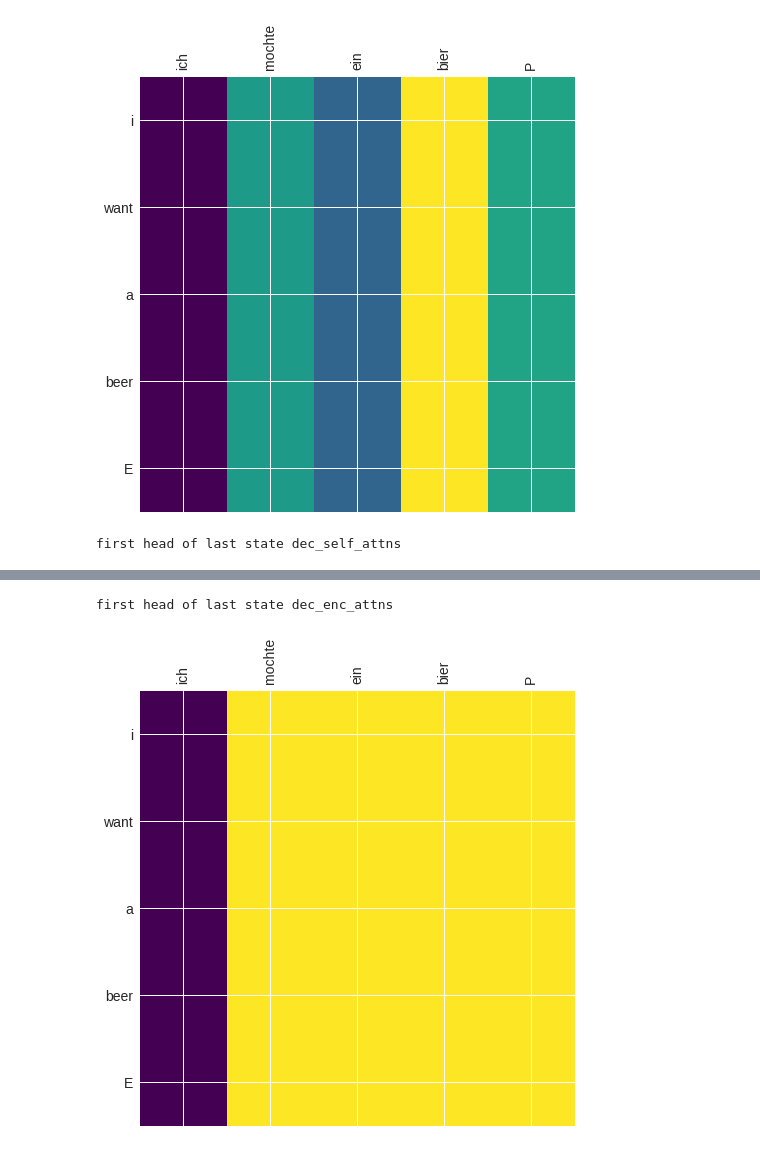
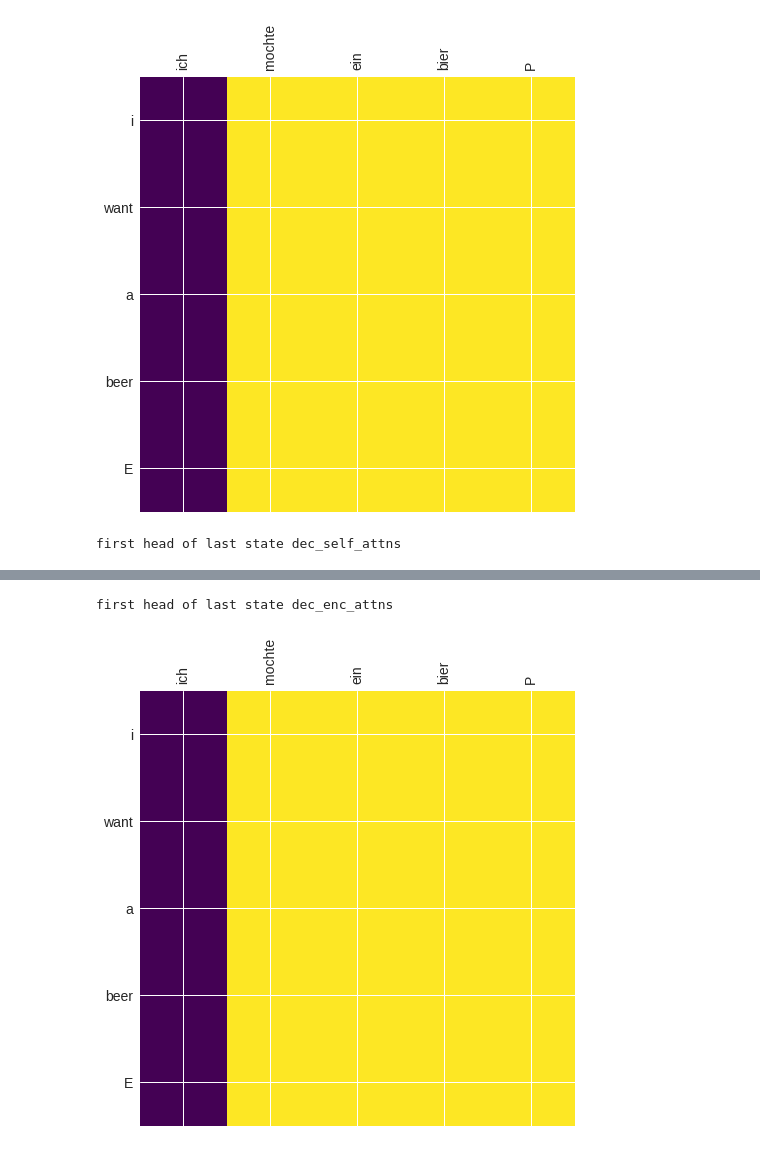
Before and after one commit to graykode/nlp-tutorial, a Jupyter notebook: 5-1.Transformer/Transformer(Greedy_decoder)_Torch.ipynb, the cells around one changed output, grey strips where cells are left out. Saved outputs shown, nothing was run; the diff lists cells and outputs as text; code cells hidden in the pictures.

```diff
--- a/5-1.Transformer/Transformer(Greedy_decoder)_Torch.ipynb
+++ b/5-1.Transformer/Transformer(Greedy_decoder)_Torch.ipynb
@@ -53,31 +53,34 @@ def get_sinusoid_encoding_table(n_position, d_model):
 def get_attn_pad_mask(seq_q, seq_k):
     batch_size, len_q = seq_q.size()
     batch_size, len_k = seq_k.size()
-    pad_attn_mask = seq_k.data.eq(0).unsqueeze(1)  # batch_size x 1 x len_k(=len_q)
+    # eq(zero) is PAD token
+    pad_attn_mask = seq_k.data.eq(0).unsqueeze(1)  # batch_size x 1 x len_k(=len_q), one is masking
     return pad_attn_mask.expand(batch_size, len_q, len_k)  # batch_size x len_q x len_k
 
+def get_attn_subsequent_mask(seq):
+    attn_shape = [seq.size(0), seq.size(1), seq.size(1)]
+    subsequent_mask = np.triu(np.ones(attn_shape), k=1)
+    subsequent_mask = torch.from_numpy(subsequent_mask).byte()
+    return subsequent_mask
+
 class ScaledDotProductAttention(nn.Module):
-
     def __init__(self):
         super(ScaledDotProductAttention, self).__init__()
 
-    def forward(self, Q, K, V, attn_mask=None):
+    def forward(self, Q, K, V, attn_mask):
         scores = torch.matmul(Q, K.transpose(-1, -2)) / np.sqrt(d_k) # scores : [batch_size x n_heads x len_q(=len_k) x len_k(=len_q)]
-        if attn_mask is not None:
-            scores.masked_fill_(attn_mask, -1e9)
+        scores.masked_fill_(attn_mask, -1e9) # Fills elements of self tensor with value where mask is one.
         attn = nn.Softmax(dim=-1)(scores)
         context = torch.matmul(attn, V)
         return context, attn
 
 class MultiHeadAttention(nn.Module):
-
     def __init__(self):
         super(MultiHeadAttention, self).__init__()
         self.W_Q = nn.Linear(d_model, d_k * n_heads)
         self.W_K = nn.Linear(d_model, d_k * n_heads)
         self.W_V = nn.Linear(d_model, d_v * n_heads)
-
-    def forward(self, Q, K, V, attn_mask=None):
+    def forward(self, Q, K, V, attn_mask):
         # q: [batch_size x len_q x d_model], k: [batch_size x len_k x d_model], v: [batch_size x len_k x d_model]
         residual, batch_size = Q, Q.size(0)
         # (B, S, D) -proj-> (B, S, D) -split-> (B, S, H, W) -trans-> (B, H, S, W)
@@ -85,16 +88,15 @@ class MultiHeadAttention(nn.Module):
         k_s = self.W_K(K).view(batch_size, -1, n_heads, d_k).transpose(1,2)  # k_s: [batch_size x n_heads x len_k x d_k]
         v_s = self.W_V(V).view(batch_size, -1, n_heads, d_v).transpose(1,2)  # v_s: [batch_size x n_heads x len_k x d_v]
 
-        if attn_mask is not None: # attn_mask : [batch_size x len_q x len_k]
-            attn_mask = attn_mask.unsqueeze(1).repeat(1, n_heads, 1, 1) # attn_mask : [batch_size x n_heads x len_q x len_k]
+        attn_mask = attn_mask.unsqueeze(1).repeat(1, n_heads, 1, 1) # attn_mask : [batch_size x n_heads x len_q x len_k]
+
         # context: [batch_size x n_heads x len_q x d_v], attn: [batch_size x n_heads x len_q(=len_k) x len_k(=len_q)]
-        context, attn = ScaledDotProductAttention()(q_s, k_s, v_s, attn_mask=attn_mask)
+        context, attn = ScaledDotProductAttention()(q_s, k_s, v_s, attn_mask)
         context = context.transpose(1, 2).contiguous().view(batch_size, -1, n_heads * d_v) # context: [batch_size x len_q x n_heads * d_v]
         output = nn.Linear(n_heads * d_v, d_model)(context)
         return nn.LayerNorm(d_model)(output + residual), attn # output: [batch_size x len_q x d_model]
 
 class PoswiseFeedForwardNet(nn.Module):
-
     def __init__(self):
         super(PoswiseFeedForwardNet, self).__init__()
         self.conv1 = nn.Conv1d(in_channels=d_model, out_channels=d_ff, kernel_size=1)
@@ -107,33 +109,30 @@ class PoswiseFeedForwardNet(nn.Module):
         return nn.LayerNorm(d_model)(output + residual)
 
 class EncoderLayer(nn.Module):
-
     def __init__(self):
         super(EncoderLayer, self).__init__()
         self.enc_self_attn = MultiHeadAttention()
         self.pos_ffn = PoswiseFeedForwardNet()
 
-    def forward(self, enc_inputs):
-        enc_outputs, attn = self.enc_self_attn(enc_inputs, enc_inputs, enc_inputs) # enc_inputs to same Q,K,V
+    def forward(self, enc_inputs, enc_self_attn_mask):
+        enc_outputs, attn = self.enc_self_attn(enc_inputs, enc_inputs, enc_inputs, enc_self_attn_mask) # enc_inputs to same Q,K,V
         enc_outputs = self.pos_ffn(enc_outputs) # enc_outputs: [batch_size x len_q x d_model]
         return enc_outputs, attn
 
 class DecoderLayer(nn.Module):
-
     def __init__(self):
         super(DecoderLayer, self).__init__()
         self.dec_self_attn = MultiHeadAttention()
         self.dec_enc_attn = MultiHeadAttention()
         self.pos_ffn = PoswiseFeedForwardNet()
 
-    def forward(self, dec_inputs, enc_outputs, enc_attn_mask, dec_attn_mask=None):
-        dec_outputs, dec_self_attn = self.dec_self_attn(dec_inputs, dec_inputs, dec_inputs, dec_attn_mask)
-        dec_outputs, dec_enc_attn = self.dec_enc_attn(dec_outputs, enc_outputs, enc_outputs, enc_attn_mask)
+    def forward(self, dec_inputs, enc_outputs, dec_self_attn_mask, dec_enc_attn_mask):
+        dec_outputs, dec_self_attn = self.dec_self_attn(dec_inputs, dec_inputs, dec_inputs, dec_self_attn_mask)
+        dec_outputs, dec_enc_attn = self.dec_enc_attn(dec_outputs, enc_outputs, enc_outputs, dec_enc_attn_mask)
         dec_outputs = self.pos_ffn(dec_outputs)
         return dec_outputs, dec_self_attn, dec_enc_attn
 
 class Encoder(nn.Module):
-
     def __init__(self):
         super(Encoder, self).__init__()
         self.src_emb = nn.Embedding(src_vocab_size, d_model)
@@ -142,44 +141,44 @@ class Encoder(nn.Module):
 
     def forward(self, enc_inputs): # enc_inputs : [batch_size x source_len]
         enc_outputs = self.src_emb(enc_inputs) + self.pos_emb(torch.LongTensor([[1,2,3,4,5]]))
+        enc_self_attn_mask = get_attn_pad_mask(enc_inputs, enc_inputs)
         enc_self_attns = []
         for layer in self.layers:
-            enc_outputs, enc_self_attn = layer(enc_outputs)
+            enc_outputs, enc_self_attn = layer(enc_outputs, enc_self_attn_mask)
             enc_self_attns.append(enc_self_attn)
         return enc_outputs, enc_self_attns
 
 class Decoder(nn.Module):
-
     def __init__(self):
         super(Decoder, self).__init__()
         self.tgt_emb = nn.Embedding(tgt_vocab_size, d_model)
         self.pos_emb = nn.Embedding.from_pretrained(get_sinusoid_encoding_table(tgt_len+1 , d_model),freeze=True)
         self.layers = nn.ModuleList([DecoderLayer() for _ in range(n_layers)])
 
-    def forward(self, dec_inputs, enc_inputs, enc_outputs, dec_attn_mask=None): # dec_inputs : [batch_size x target_len]
+    def forward(self, dec_inputs, enc_inputs, enc_outputs): # dec_inputs : [batch_size x target_len]
         dec_outputs = self.tgt_emb(dec_inputs) + self.pos_emb(torch.LongTensor([[1,2,3,4,5]]))
-        dec_enc_attn_pad_mask = get_attn_pad_mask(dec_inputs, enc_inputs)
+        dec_self_attn_pad_mask = get_attn_pad_mask(dec_inputs, dec_inputs)
+        dec_self_attn_subsequent_mask = get_attn_subsequent_mask(dec_inputs)
+        dec_self_attn_mask = torch.gt((dec_self_attn_pad_mask + dec_self_attn_subsequent_mask), 0)
+
+        dec_enc_attn_mask = get_attn_pad_mask(dec_inputs, enc_inputs)
 
         dec_self_attns, dec_enc_attns = [], []
         for layer in self.layers:
-            dec_outputs, dec_self_attn, dec_enc_attn = layer(dec_outputs, enc_outputs,
-                                                             enc_attn_mask=dec_enc_attn_pad_mask,
-                                                             dec_attn_mask=dec_attn_mask)
+            dec_outputs, dec_self_attn, dec_enc_attn = layer(dec_outputs, enc_outputs, dec_self_attn_mask, dec_enc_attn_mask)
             dec_self_attns.append(dec_self_attn)
             dec_enc_attns.append(dec_enc_attn)
         return dec_outputs, dec_self_attns, dec_enc_attns
 
 class Transformer(nn.Module):
-
     def __init__(self):
         super(Transformer, self).__init__()
         self.encoder = Encoder()
         self.decoder = Decoder()
         self.projection = nn.Linear(d_model, tgt_vocab_size, bias=False)
-
-    def forward(self, enc_inputs, dec_inputs, decoder_mask=None):
+    def forward(self, enc_inputs, dec_inputs):
         enc_outputs, enc_self_attns = self.encoder(enc_inputs)
-        dec_outputs, dec_self_attns, dec_enc_attns = self.decoder(dec_inputs, enc_inputs, enc_outputs, decoder_mask)
+        dec_outputs, dec_self_attns, dec_enc_attns = self.decoder(dec_inputs, enc_inputs, enc_outputs)
         dec_logits = self.projection(dec_outputs) # dec_logits : [batch_size x src_vocab_size x tgt_vocab_size]
         return dec_logits.view(-1, dec_logits.size(-1)), enc_self_attns, dec_self_attns, dec_enc_attns
 
@@ -193,18 +192,16 @@ def greedy_decoder(model, enc_input, start_symbol):
     :param start_symbol: The start symbol. In this example it is 'S' which corresponds to index 4
     :return: The target input
     """
-    memory, attention = model.encoder(enc_input)
-    dec_input = torch.ones(1, 5).fill_(0).type_as(enc_input.data)
-    dec_mask = torch.from_numpy(np.triu(np.ones((1, 5, 5)), 1).astype('uint8')) == 0
+    enc_outputs, enc_self_attns = model.encoder(enc_input)
+    dec_input = torch.zeros(1, 5).type_as(enc_input.data)
     next_symbol = start_symbol
     for i in range(0, 5):
         dec_input[0][i] = next_symbol
-        out = model.decoder(Variable(dec_input), enc_input, memory, dec_mask)
-        projected = model.projection(out[0])
-        prob = projected.view(-1, projected.size(-1))
-        prob = prob.data.max(1, keepdim=True)[1]
+        dec_outputs, _, _ = model.decoder(dec_input, enc_input, enc_outputs)
+        projected = model.projection(dec_outputs)
+        prob = projected.squeeze(0).max(dim=-1, keepdim=False)[1]
         next_word = prob.data[i]
-        next_symbol = next_word[0]
+        next_symbol = next_word.item()
     return dec_input
 
 def showgraph(attn):
@@ -233,7 +230,7 @@ for epoch in range(100):
 	optimizer.step()
 
 # Test
-greedy_dec_input = greedy_decoder(model, enc_inputs, start_symbol=4)
+greedy_dec_input = greedy_decoder(model, enc_inputs, start_symbol=tgt_vocab["S"])
 predict, _, _, _ = model(enc_inputs, greedy_dec_input)
 predict = predict.data.max(1, keepdim=True)[1]
 print(sentences[0], '->', [number_dict[n.item()] for n in predict.squeeze()])
@@ -256,3 +253,3 @@ ich mochte ein bier P -> ['i', 'i', 'want', 'a', 'beer']
 first head of last state enc_self_attns
-[figure, old version]
+[figure, new version]
 first head of last state dec_self_attns
```
Also changed, not shown: parts of 1 cell of this notebook.
